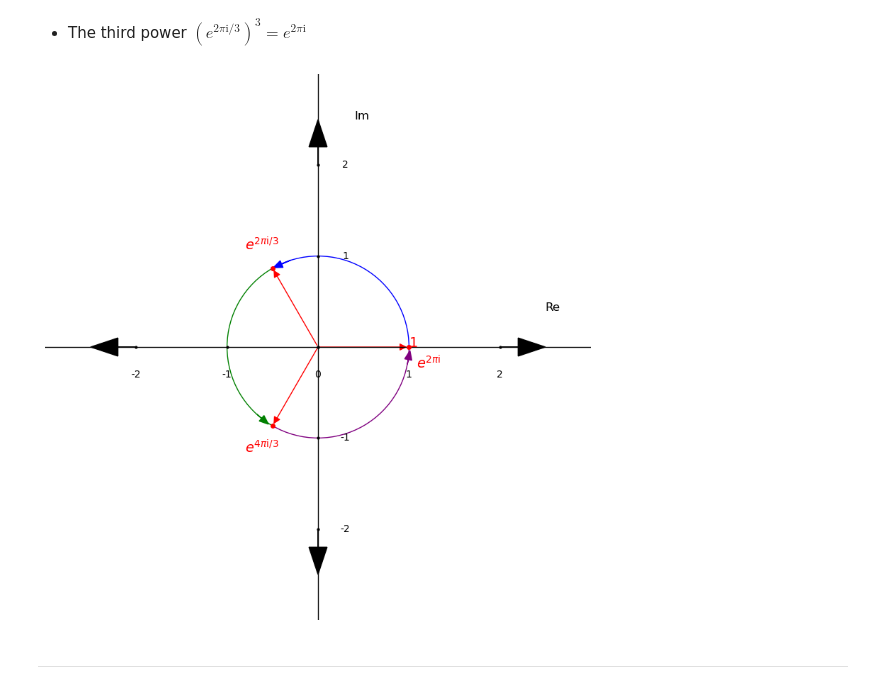
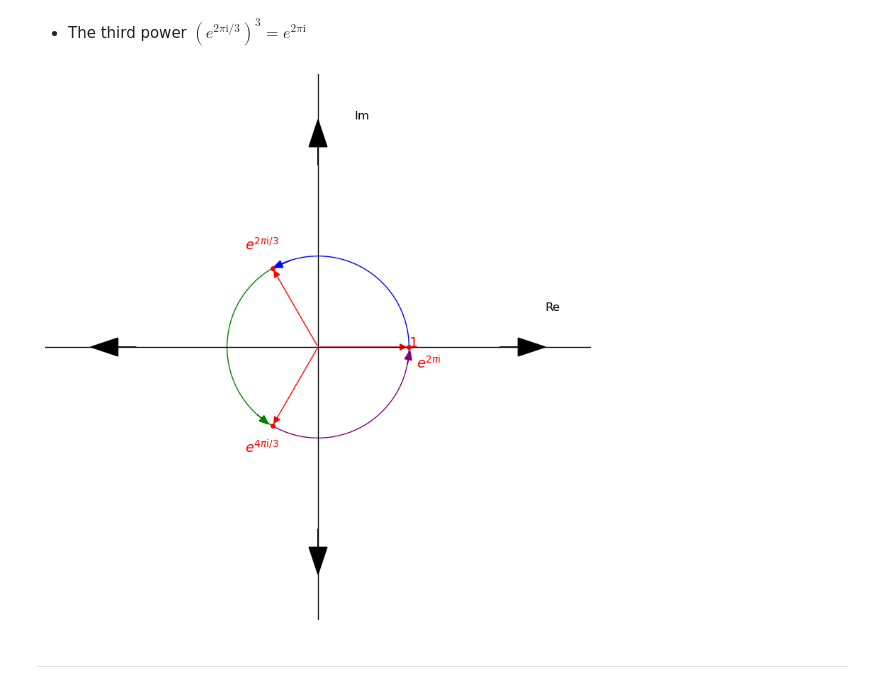
Before and after one commit to Godspower-Eze/deep-dive-on-lattice-based-cryptography, a Jupyter notebook: ntt.ipynb, the cells around one changed output. Saved outputs shown, nothing was run; the diff lists cells and outputs as text; code cells hidden in the pictures.

```diff
--- a/ntt.ipynb
+++ b/ntt.ipynb
@@ -1185,15 +1163,6 @@ for spine in ax.spines.values():
 plt.xlim(-limit - 1, limit + 1)
 plt.ylim(-limit - 1, limit + 1)
 ax.set_aspect('equal')
-
-# --- Add tick dots and labels ---
-for t in grid_points:
-    plt.plot(t, 0, 'ko', markersize=2)   # x-axis dots
-    plt.plot(0, t, 'ko', markersize=2)   # y-axis dots
-    plt.text(t, -0.3, str(t), ha='center', va='center', fontsize=10)
-    if t != 0:
-        plt.text(0.3, t, str(t), ha='center', va='center', fontsize=10)
-
 
 center = (0, 0)
 radius = 1
@@ -1240,34 +1209,34 @@ ax.arrow(0.982, -0.19, 0.01, 0.06*np.sin(theta),
          head_width=0.08, head_length=0.1, fc='purple', ec='purple')
 
 # Labels for sides
 plt.text(roots[0].real - 0.3, roots[0].imag + 0.2, r"$e^{2\pi\mathrm{i}/3}$", color='red', fontsize=14, fontweight='bold')
 plt.text(roots[1].real - 0.3, roots[1].imag - 0.3, r"$e^{4\pi\mathrm{i}/3}$", color='red', fontsize=14, fontweight='bold')
 plt.text(1.08, -0.24, r"$e^{2\pi\mathrm{i}}$", color='red', fontsize=14, fontweight='bold')
 plt.text(1, 0, r"$1$", color='red', fontsize=14, fontweight='bold')
 
 # --- roots ---
 roots = [-1/2 + ((sqrt(3)/2) * 1j), -1/2 - ((sqrt(3)/2) * 1j), 1 + 0j]
 
 # Dashed projection lines
 for root in roots:
     plt.plot(root.real, root.imag, 'ro', markersize=4)
         # --- Angled arrow for vector z ---
     arrow = FancyArrowPatch((0, 0), (root.real, root.imag),
                             arrowstyle='-|>', mutation_scale=15,
                             color='red', linewidth=1)
     ax.add_patch(arrow)
 
 # --- Axis labels ---
 plt.text(limit + 0.5, 0.4, 'Re', fontsize=12)
 plt.text(0.4, limit + 0.5, 'Im', fontsize=12)
 
 # --- Remove default ticks ---
 ax.set_xticks([])
 ax.set_yticks([])
 
 plt.show()
 # %% [output]
-[figure, old version]
+[figure, new version]
 # %% [markdown]
 -----
 # %% [markdown]
```
Also changed, not shown: parts of 36 cells of this notebook, 28 other files.
